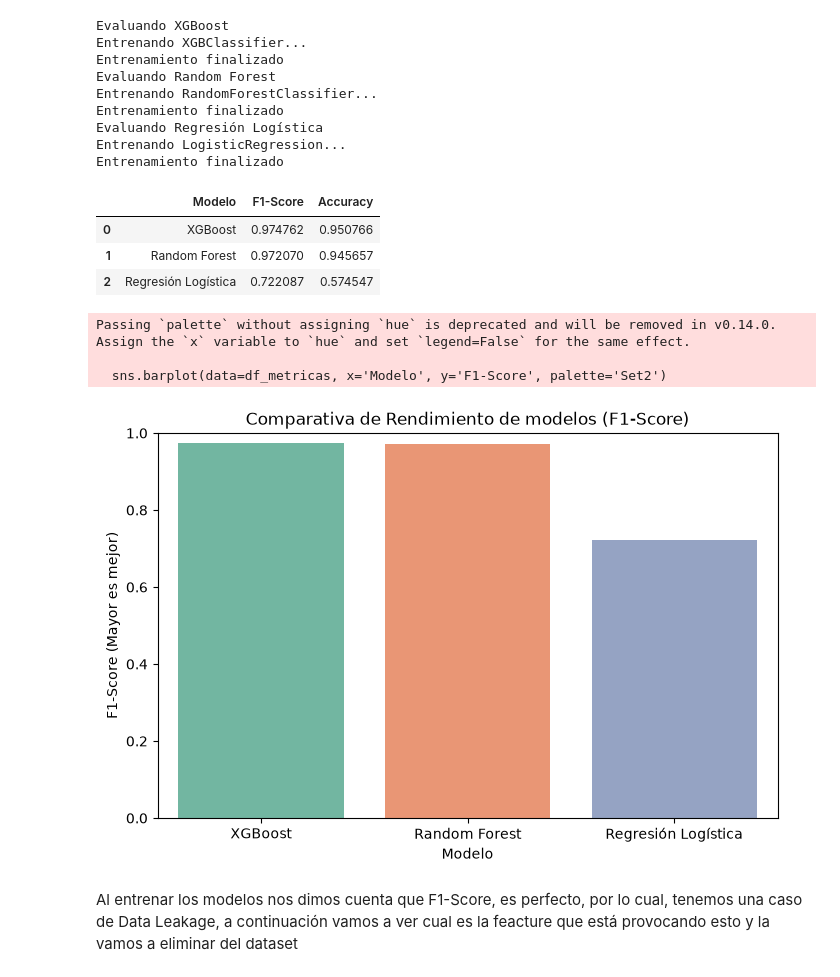
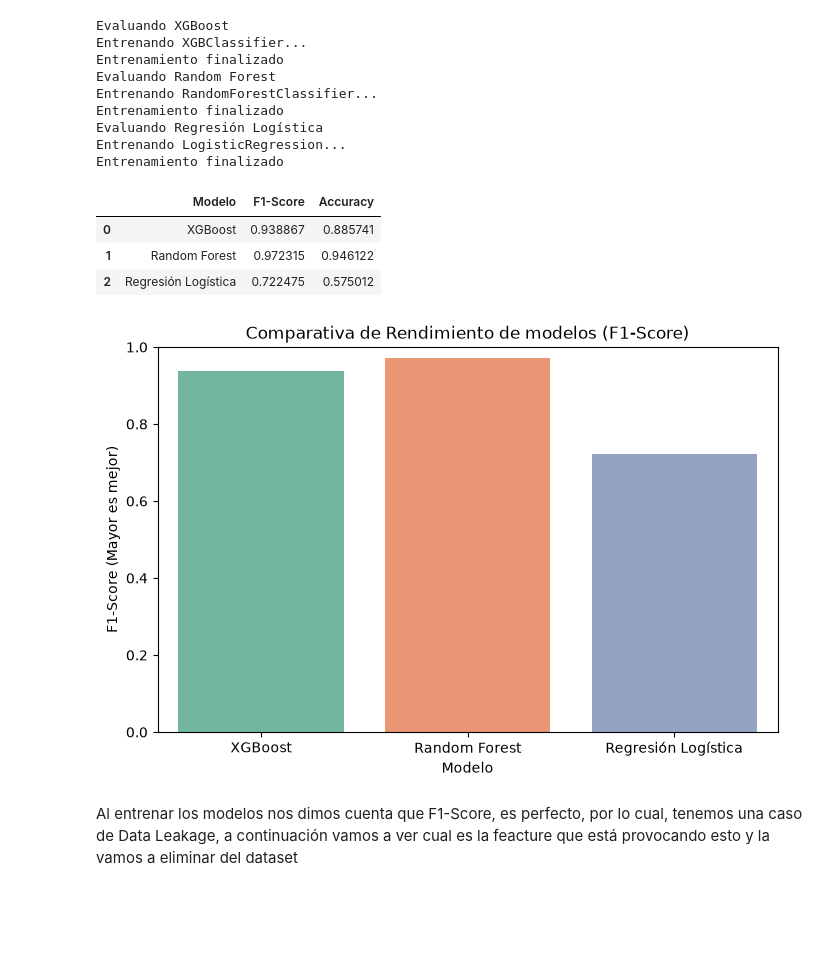
Before and after one commit to Cristian-Bale/ProyectoM5_CristianDuran, a Jupyter notebook: notebooks/modelamiento.ipynb, the cells around one changed output. Drawn from its saved outputs; the diff is of its cells as text; code cells hidden in the pictures; blank space fills up the shorter version.

```diff
--- a/notebooks/modelamiento.ipynb
+++ b/notebooks/modelamiento.ipynb
@@ -65,6 +71,6 @@ X_train, X_test, y_train, y_test =train_test_split(X_transformado, y, test_size=
 # %%
 #Balancear el modelo
-ratio_desbalance = len(y_train[y_train == 1]) / len(y_train[y_train == 0])
+ratio_desbalance = len(y_train[y_train == 0]) / len(y_train[y_train == 1])
 print(f"Peso asignado a la clase minoritaria: {ratio_desbalance:.2f}")
 
 
@@ -73,10 +79,10 @@ print(f"Peso asignado a la clase minoritaria: {ratio_desbalance:.2f}")
 modelo_xgb = xgb.XGBClassifier(random_state=42, eval_metric='logloss', scale_pos_weight=ratio_desbalance)
 
 #1 Entrenar usando la función
-modelo_entrenado = build_model(modelo_xgb, X_train, y_train)
+modelo_entrenado = build_model(modelo_xgb, df_train_limpio, y_train)
 
 #2 Generar predicciones
-y_pred = modelo_entrenado.predict(X_test)
+y_pred = modelo_entrenado.predict(df_test_limpio)
 
 #3 Evaluar usando la función
 summarize_classification(y_test, y_pred)
@@ -108,8 +114,10 @@ metricas = []
 for nombre, modelo in modelos.items():
     print(f'Evaluando {nombre}')
 
-    modelo_entrenado = build_model(modelo, X_train, y_train)
-    y_pred= modelo_entrenado.predict(X_test)
+    modelo_entrenado = build_model(modelo, df_train_limpio, y_train)
+    y_pred = modelo_entrenado.predict(df_test_limpio)
+
+
 
     f1 = f1_score(y_test, y_pred)
     acc = accuracy_score(y_test, y_pred)
@@ -128,20 +136,17 @@ Evaluando Regresión Logística
 Entrenando LogisticRegression...
 Entrenamiento finalizado
 |  | Modelo | F1-Score | Accuracy |
-| 0 | XGBoost | 0.974762 | 0.950766 |
-| 1 | Random Forest | 0.972070 | 0.945657 |
-| 2 | Regresión Logística | 0.722087 | 0.574547 |
+| 0 | XGBoost | 0.938867 | 0.885741 |
+| 1 | Random Forest | 0.972315 | 0.946122 |
+| 2 | Regresión Logística | 0.722475 | 0.575012 |
 # %%
 plt.figure(figsize=(8,5))
-sns.barplot(data=df_metricas, x='Modelo', y='F1-Score', palette='Set2')
+sns.barplot(data=df_metricas, x='Modelo', y='F1-Score', hue='Modelo', palette='Set2', legend=False)
 plt.title('Comparativa de Rendimiento de modelos (F1-Score)')
 plt.ylabel('F1-Score (Mayor es mejor)')
 plt.ylim(0,1)
 plt.show()
 # %% [output]
-Passing `palette` without assigning `hue` is deprecated and will be removed in v0.14.0. Assign the `x` variable to `hue` and set `legend=False` for the same effect.
-
-  sns.barplot(data=df_metricas, x='Modelo', y='F1-Score', palette='Set2')
-[figure, old version]
+[figure, new version]
 # %% [markdown]
 Al entrenar los modelos nos dimos cuenta que F1-Score, es perfecto, por lo cual, tenemos una caso de Data Leakage, a continuación vamos a ver cual es la feacture que está provocando esto y la vamos a eliminar del dataset
```
Also changed, not shown: parts of 7 cells of this notebook, 9 other files.
